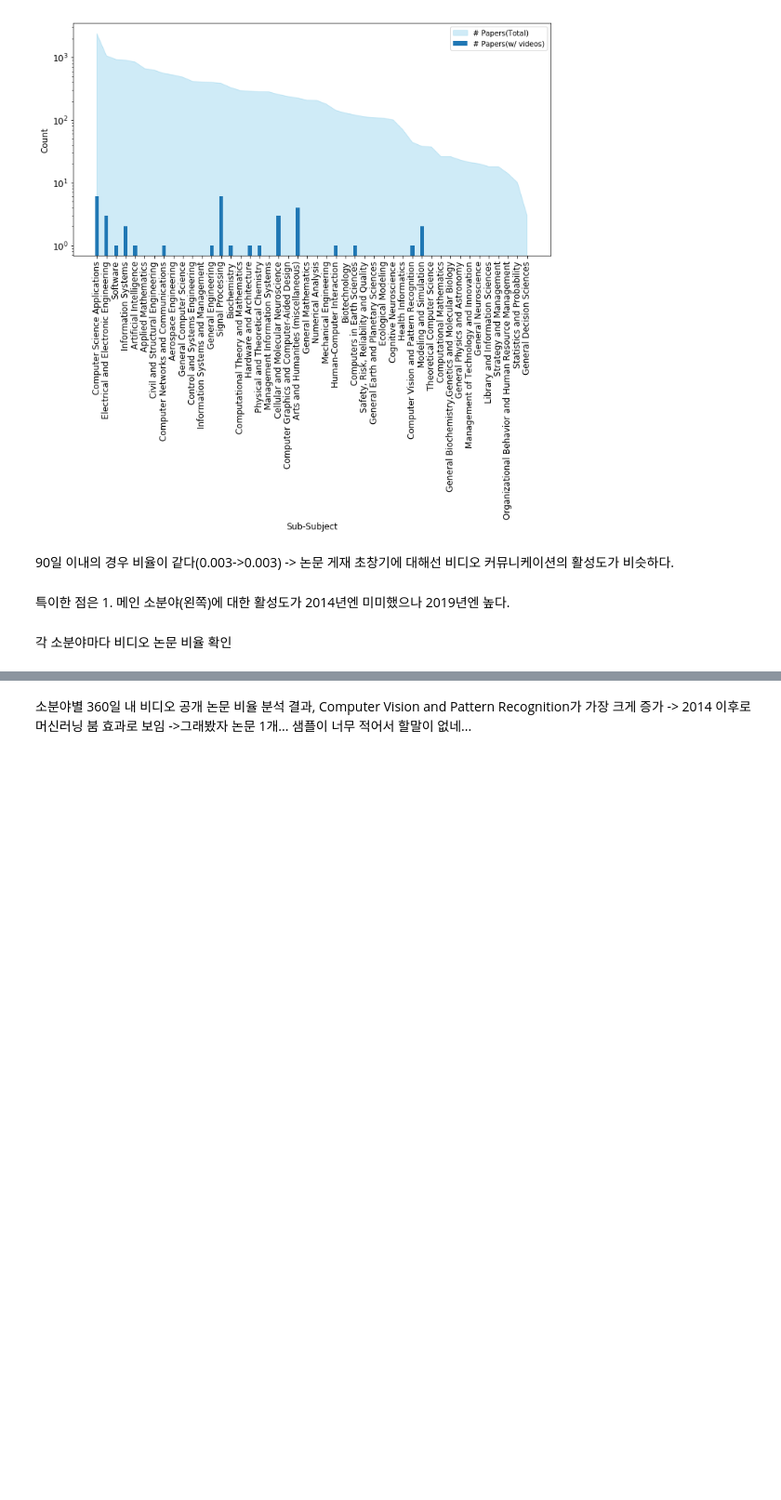
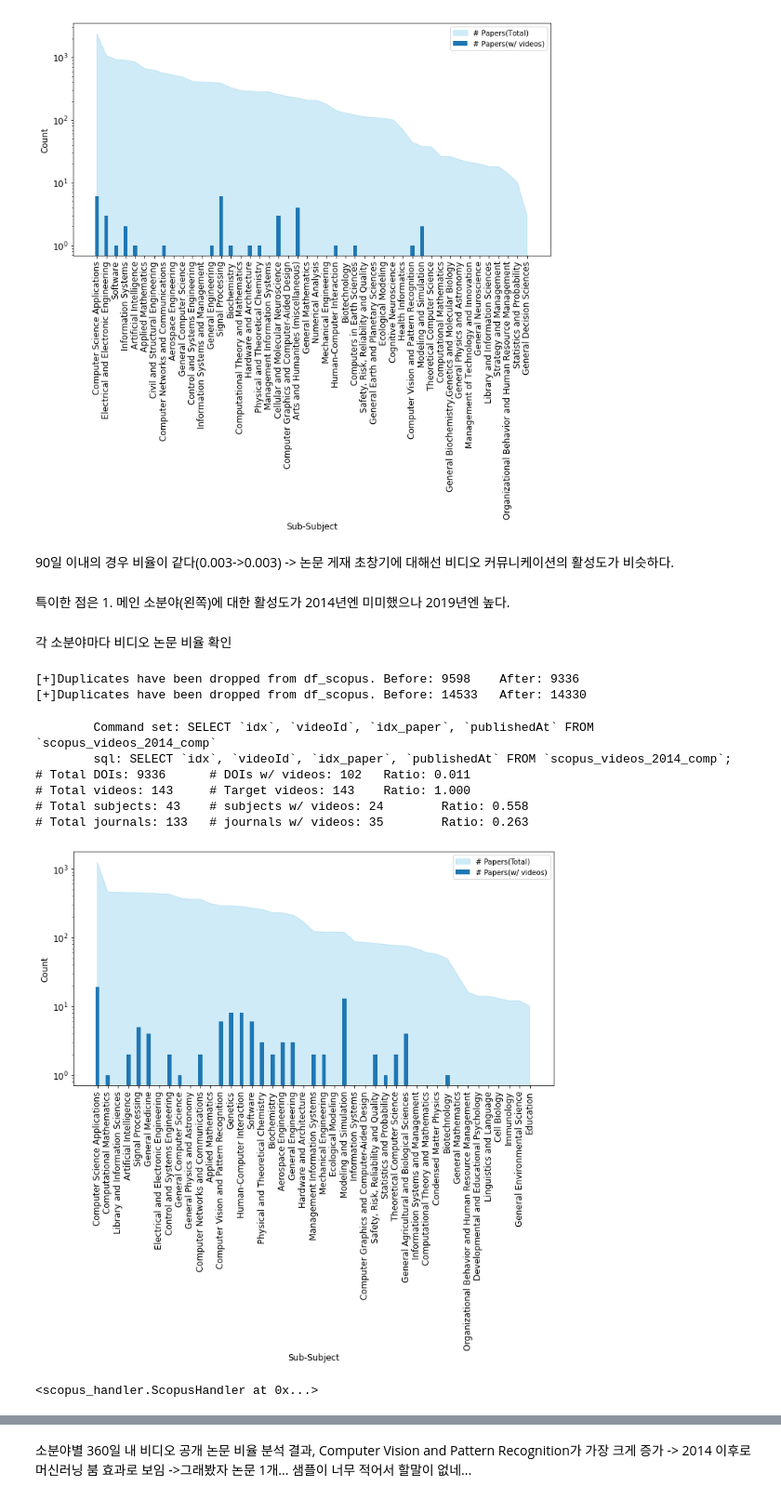
Before and after one commit to Hweemyoung/mastersdegree, a Jupyter notebook: ytcrawl/customs/200905 sub-subject plot.ipynb, the cells around one changed output, grey strips where cells are left out. Shown at 93% size. Drawn from its saved outputs; the diff is of its cells as text; code cells hidden in the pictures; blank space fills up the shorter version.

```diff
--- a/ytcrawl/customs/200905 sub-subject plot.ipynb
+++ b/ytcrawl/customs/200905 sub-subject plot.ipynb
@@ -322,0 +337,17 @@ scopus_handler_2014 = ScopusHandler(df3, "scopus_videos_2014_comp")
+# %%
+scopus_handler_2014 = ScopusHandler(df3, df3_source, "scopus_videos_2014_comp")
+scopus_handler_2019 = ScopusHandler(df1, df1_source, "scopus_videos_2019_comp")
+# %% [output]
+[+]Duplicates have been dropped from df_scopus. Before: 9598    After: 9336
+[+]Duplicates have been dropped from df_scopus. Before: 14533   After: 14330
+# %%
+scopus_handler_2014.plot_sub_subjects_chart()
+# %% [output]
+        Command set: SELECT `idx`, `videoId`, `idx_paper`, `publishedAt` FROM `scopus_videos_2014_comp`
+        sql: SELECT `idx`, `videoId`, `idx_paper`, `publishedAt` FROM `scopus_videos_2014_comp`;
+# Total DOIs: 9336      # DOIs w/ videos: 102   Ratio: 0.011
+# Total videos: 143     # Target videos: 143    Ratio: 1.000
+# Total subjects: 43    # subjects w/ videos: 24        Ratio: 0.558
+# Total journals: 133   # journals w/ videos: 35        Ratio: 0.263
+[figure, added]
+<scopus_handler.ScopusHandler at 0x...>
```
Also changed, not shown: parts of 17 cells of this notebook, 23 other files.
